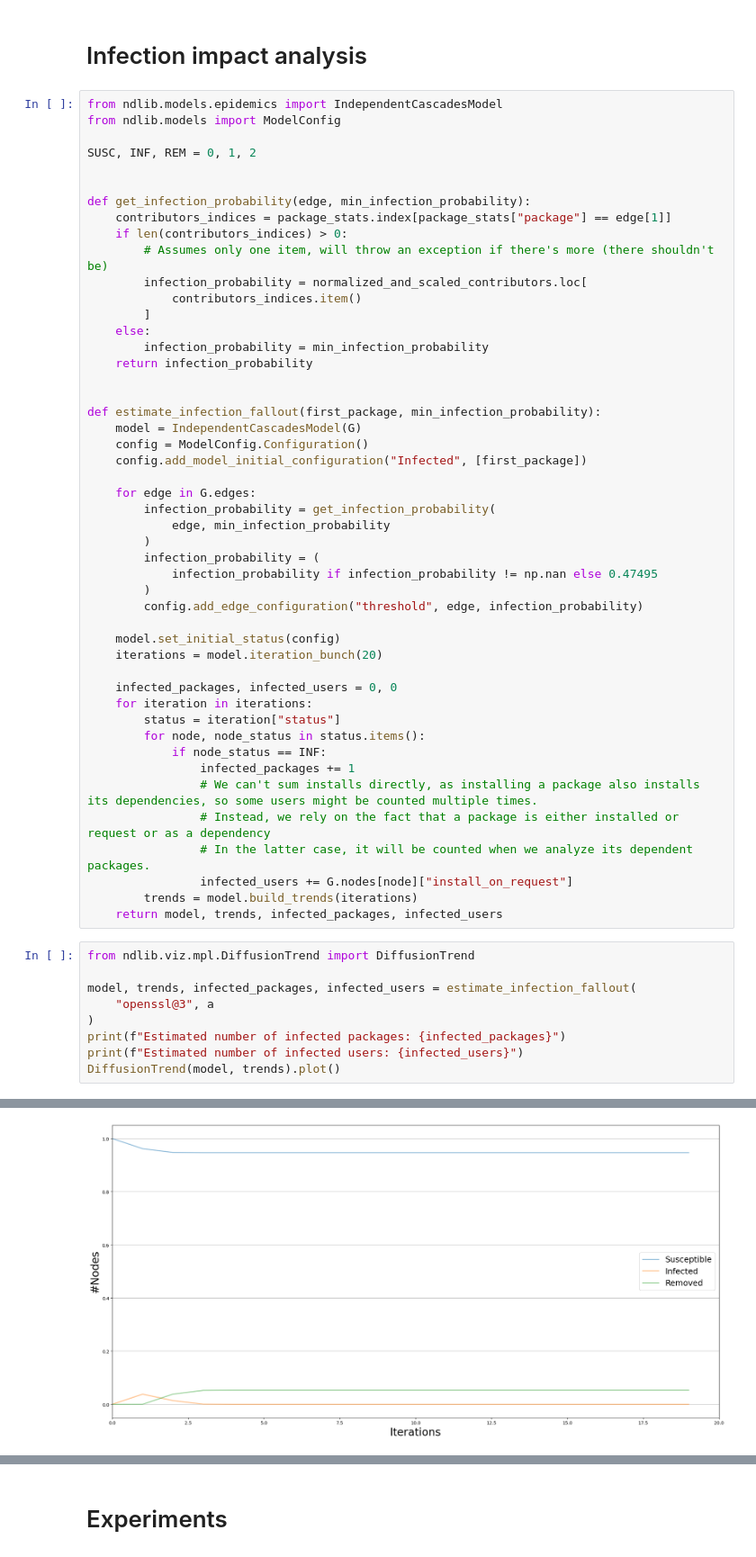
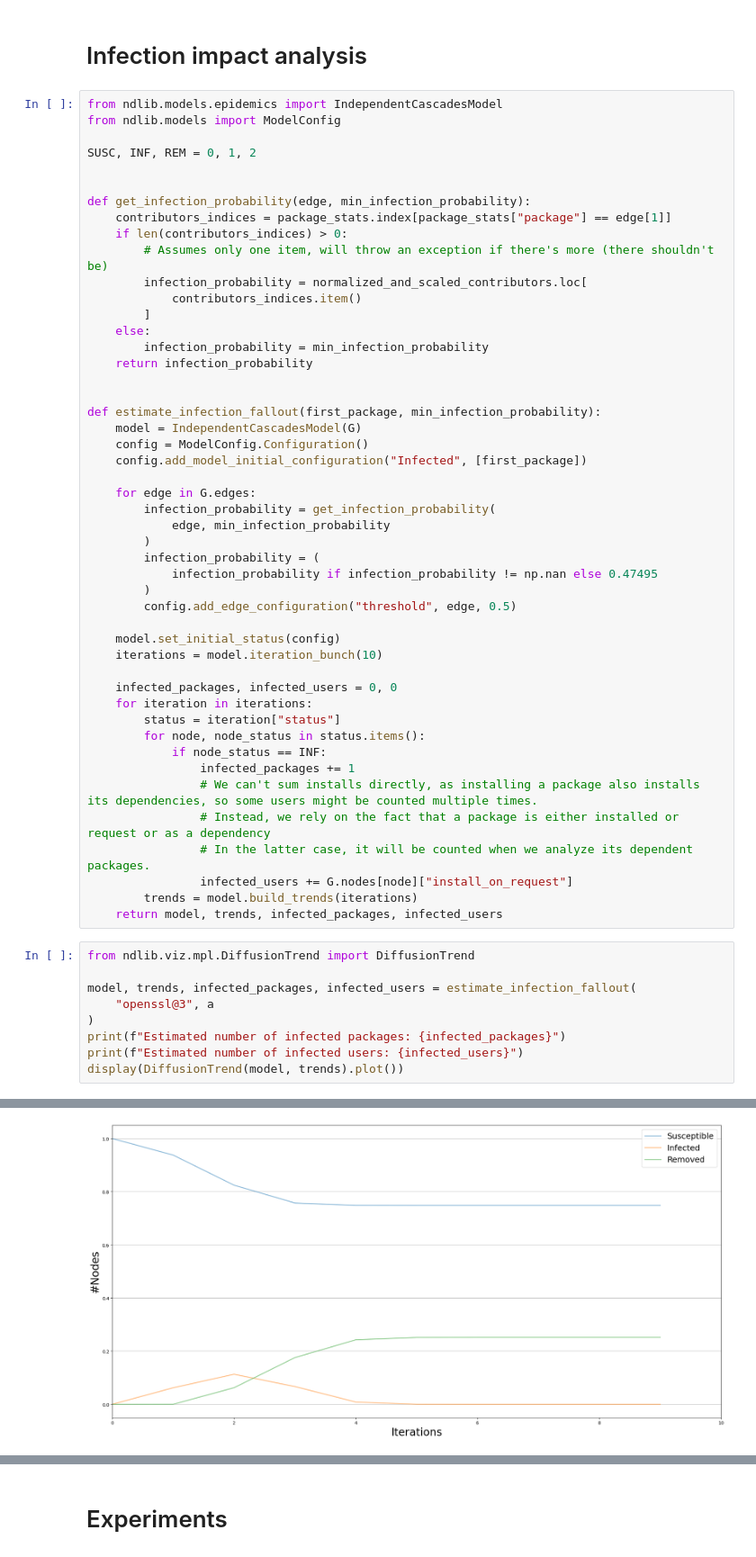
Before and after one commit to Krrer-uni/DAVe, a Jupyter notebook: dave.ipynb, the cells around one changed output, grey strips where cells are left out. Shown at 90% size. Cells and saved outputs as stored; diff of their text form.

```diff
--- a/dave.ipynb
+++ b/dave.ipynb
@@ -327,10 +316,10 @@ def estimate_infection_fallout(first_package, min_infection_probability):
         infection_probability = (
             infection_probability if infection_probability != np.nan else 0.47495
         )
-        config.add_edge_configuration("threshold", edge, infection_probability)
+        config.add_edge_configuration("threshold", edge, 0.5)
 
     model.set_initial_status(config)
-    iterations = model.iteration_bunch(20)
+    iterations = model.iteration_bunch(10)
 
     infected_packages, infected_users = 0, 0
     for iteration in iterations:
@@ -352,5 +341,5 @@ model, trends, infected_packages, infected_users = estimate_infection_fallout(
 )
 print(f"Estimated number of infected packages: {infected_packages}")
 print(f"Estimated number of infected users: {infected_users}")
-DiffusionTrend(model, trends).plot()
+display(DiffusionTrend(model, trends).plot())
 # %% [output]
@@ -359 +348 @@ Estimated number of infected users: 6471974
-[figure, old version]
+[figure, new version]
```
Also changed, not shown: parts of 6 cells of this notebook.
